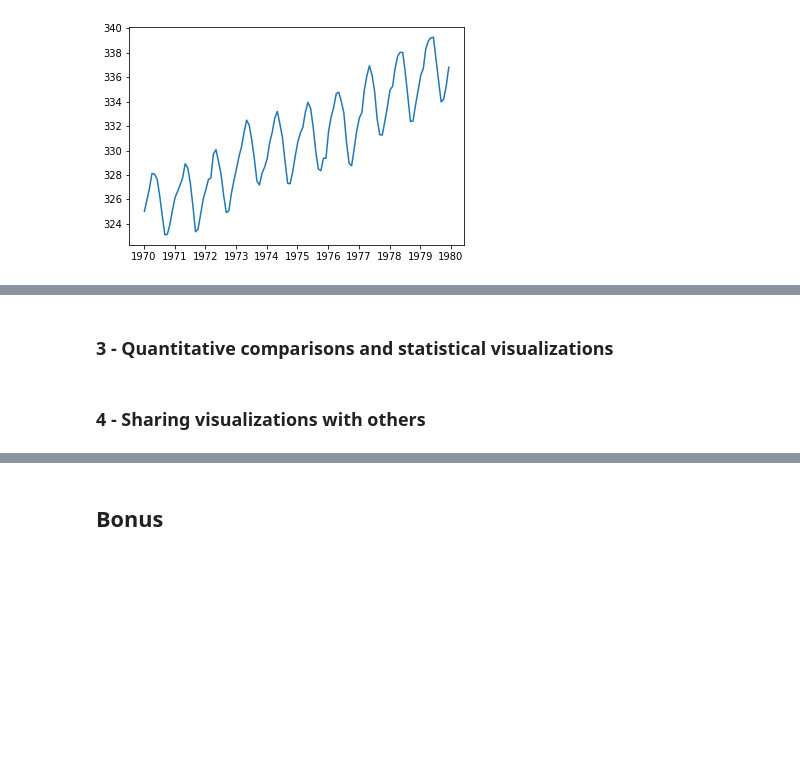
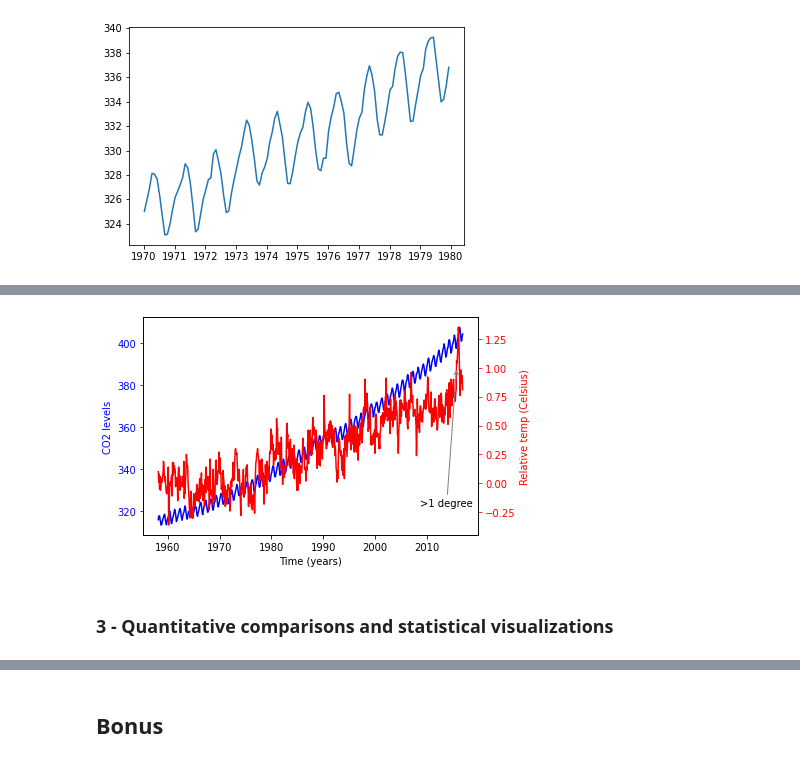
Before and after one commit to UvoChrollo/Pythonista, a Jupyter notebook: Notebook/Data Visualization/Matplotlib Introduction.ipynb, the cells around one changed output, grey strips where cells are left out. Saved outputs shown, nothing was run; the diff lists cells and outputs as text; code cells hidden in the pictures; blank space fills up the shorter version.

```diff
--- a/Notebook/Data Visualization/Matplotlib Introduction.ipynb
+++ b/Notebook/Data Visualization/Matplotlib Introduction.ipynb
@@ -128,4 +183,20 @@ plt.show()
+# %%
+fig, ax = plt.subplots()
+
+# Plot the CO2 levels time-series in blue
+plot_timeseries(ax, climate.index, climate["co2"], 'blue', "Time (years)", "CO2 levels")
+
+# Create an Axes object that shares the x-axis
+ax2 = ax.twinx()
+
+# Plot the relative temperature data in red
+plot_timeseries(ax2, climate.index, climate['relative_temp'], 'red', "Time (years)", "Relative temp (Celsius)")
+
+# Annotate the point with relative temperature >1 degree
+ax2.annotate(">1 degree", xy=(pd.Timestamp('2015-10-06'), 1), xytext=(pd.Timestamp('2008-10-06'), -0.2), arrowprops={'arrowstyle':'->', 'color':'gray'})
+
+plt.show()
+# %% [output]
+[figure, added]
 # %% [markdown]
 ### 3 - Quantitative comparisons and statistical visualizations
-# %% [markdown]
-### 4 - Sharing visualizations with others
```
Also changed, not shown: parts of 13 cells of this notebook.
